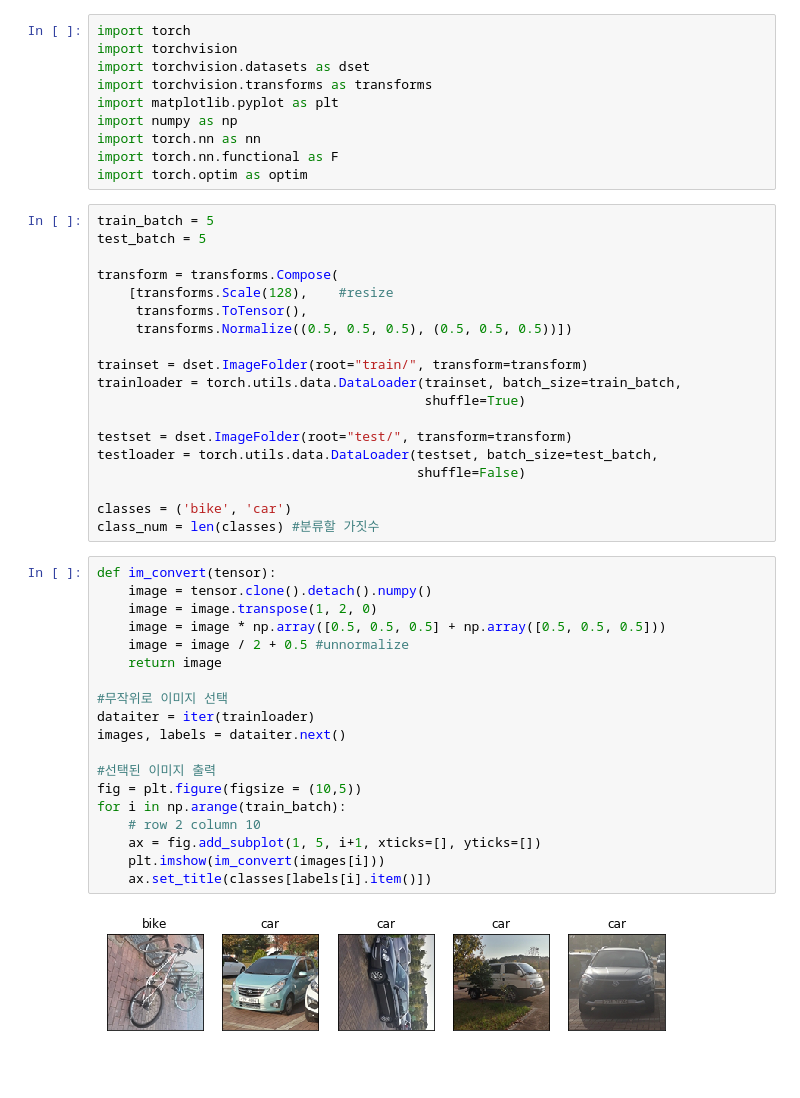
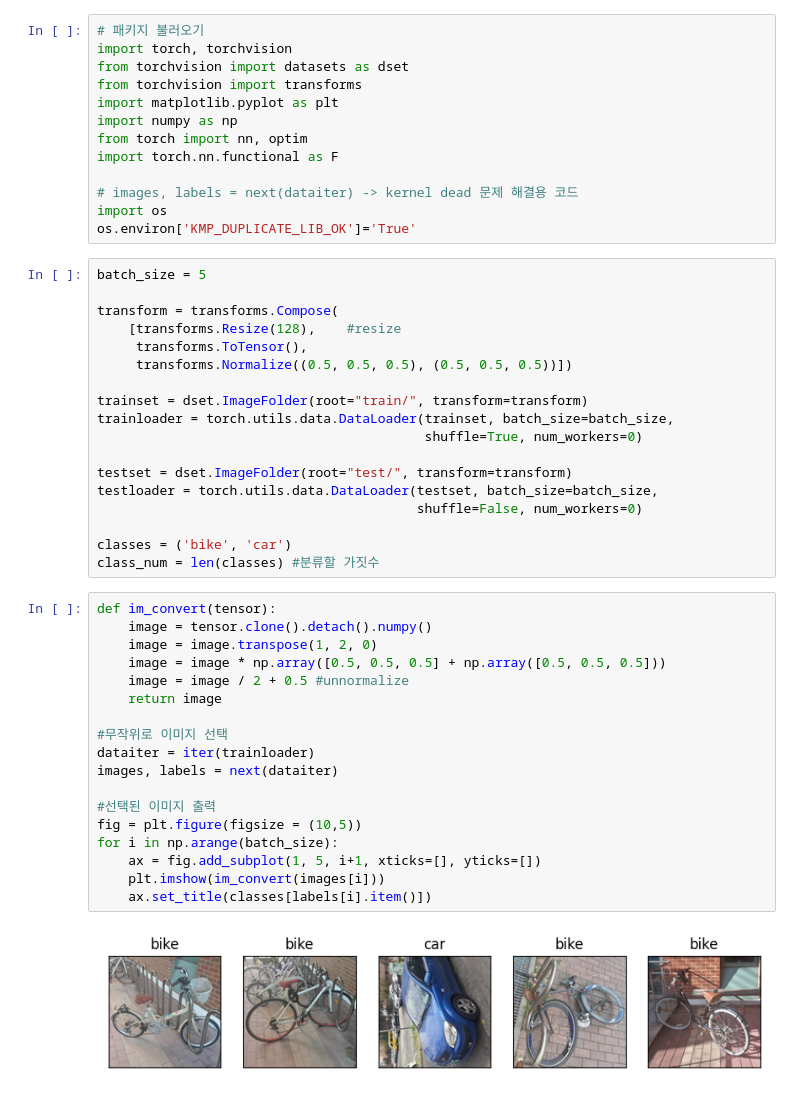
Before and after one commit to boringariel/PyTorch, a Jupyter notebook: LeNet_image_classifier/LeNet_image_classifier.ipynb, the cells around one changed output. Cells and saved outputs as stored; diff of their text form; blank space fills up the shorter version.

Commit message:
image_update

```diff
--- a/LeNet_image_classifier/LeNet_image_classifier.ipynb
+++ b/LeNet_image_classifier/LeNet_image_classifier.ipynb
@@ -28,53 +10,54 @@ Image classifier by -----------------
 # %%
-import torch
-import torchvision
-import torchvision.datasets as dset
-import torchvision.transforms as transforms
+# 패키지 불러오기
+import torch, torchvision
+from torchvision import datasets as dset
+from torchvision import transforms
 import matplotlib.pyplot as plt
 import numpy as np
-import torch.nn as nn
+from torch import nn, optim
 import torch.nn.functional as F
-import torch.optim as optim
+
+# images, labels = next(dataiter) -> kernel dead 문제 해결용 코드
+import os
+os.environ['KMP_DUPLICATE_LIB_OK']='True'
 # %%
-train_batch = 5
-test_batch = 5
+batch_size = 5
 
 transform = transforms.Compose(
-    [transforms.Scale(128),    #resize
+    [transforms.Resize(128),    #resize
      transforms.ToTensor(),
      transforms.Normalize((0.5, 0.5, 0.5), (0.5, 0.5, 0.5))])
 
 trainset = dset.ImageFolder(root="train/", transform=transform)
-trainloader = torch.utils.data.DataLoader(trainset, batch_size=train_batch,
-                                          shuffle=True)
+trainloader = torch.utils.data.DataLoader(trainset, batch_size=batch_size,
+                                          shuffle=True, num_workers=0)
 
 testset = dset.ImageFolder(root="test/", transform=transform)
-testloader = torch.utils.data.DataLoader(testset, batch_size=test_batch,
-                                         shuffle=False)
+testloader = torch.utils.data.DataLoader(testset, batch_size=batch_size,
+                                         shuffle=False, num_workers=0)
 
 classes = ('bike', 'car')
 class_num = len(classes) #분류할 가짓수
 # %%
 def im_convert(tensor):
     image = tensor.clone().detach().numpy()
     image = image.transpose(1, 2, 0)
     image = image * np.array([0.5, 0.5, 0.5] + np.array([0.5, 0.5, 0.5]))
     image = image / 2 + 0.5 #unnormalize
     return image
 
 #무작위로 이미지 선택
 dataiter = iter(trainloader)
-images, labels = dataiter.next()
+images, labels = next(dataiter)
 
 #선택된 이미지 출력
 fig = plt.figure(figsize = (10,5))
-for i in np.arange(train_batch):
-    # row 2 column 10
+for i in np.arange(batch_size):
     ax = fig.add_subplot(1, 5, i+1, xticks=[], yticks=[])
     plt.imshow(im_convert(images[i]))
     ax.set_title(classes[labels[i].item()])
 # %% [output]
-[figure, old version]
+[figure, new version]
 # %%
 #input=128, color=3(RGB)
 #conv1 = 5*5 filter >>> -4px (filter-1)
```
Also changed, not shown: parts of 6 cells of this notebook, 52 other files.
